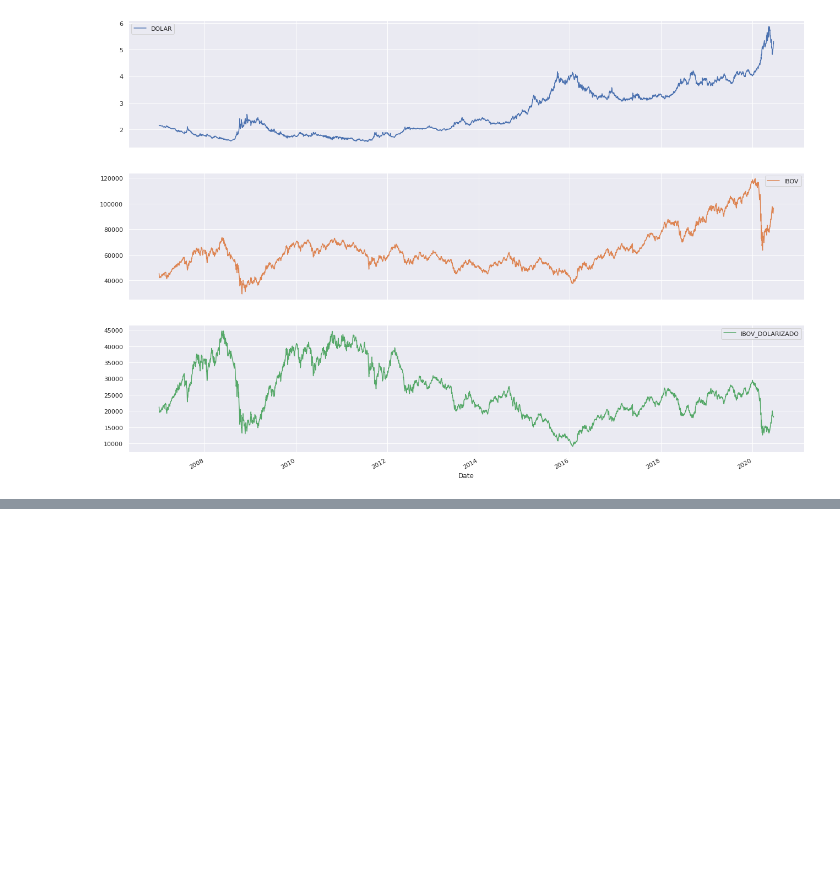
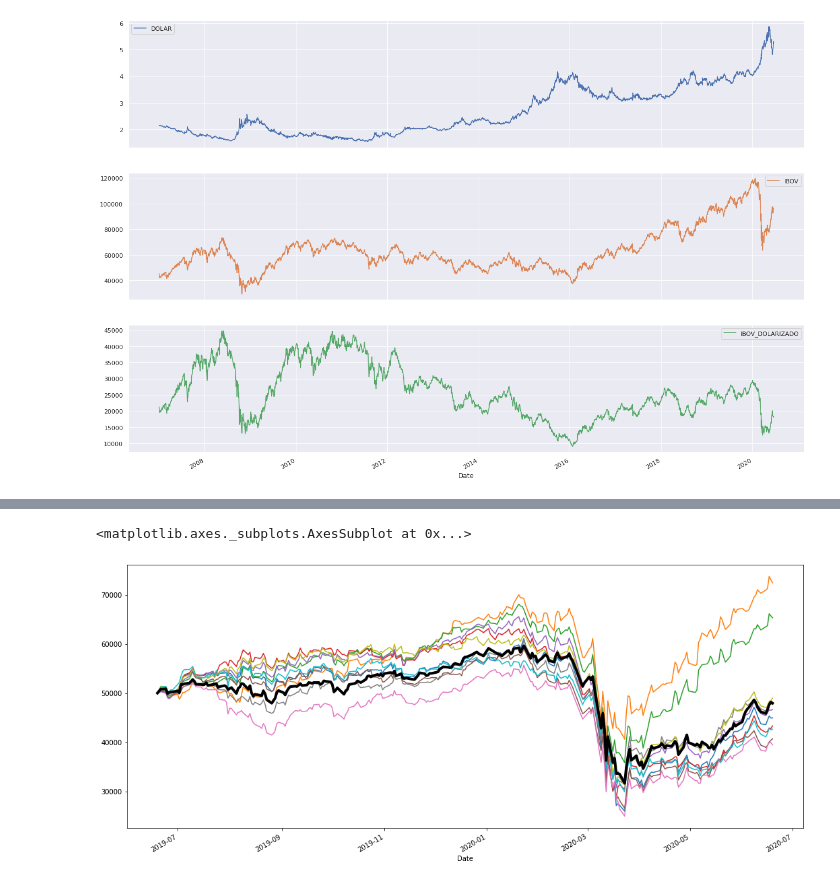
Before and after one commit to Rodcbatista/Analises_investimentos, a Jupyter notebook: Python_para_Investimentos.ipynb, the cells around one changed output, grey strips where cells are left out. Cells and saved outputs as stored; diff of their text form; code cells hidden in the pictures; blank space fills up the shorter version.

```diff
--- a/Python_para_Investimentos.ipynb
+++ b/Python_para_Investimentos.ipynb
@@ -289,0 +458,3 @@ array([<matplotlib.axes._subplots.AxesSubplot object at 0x...>,
+# %%
+  retorno = dados_yahoo.pct_change()
+  retorno
@@ -289,0 +476,4 @@ array([<matplotlib.axes._subplots.AxesSubplot object at 0x...>,
+# %%
+retorno_acumulado = (1 + retorno).cumprod()
+retorno_acumulado.iloc[0] = 1
+retorno_acumulado
@@ -289,0 +495,6 @@ array([<matplotlib.axes._subplots.AxesSubplot object at 0x...>,
+# %%
+carteira = random.sample(list(dados_yahoo.columns) , k=5)
+carteira = 10000 * retorno_acumulado.loc[: , carteira]
+carteira['saldo'] = carteira.sum(axis=1)
+carteira["retorno"] = carteira['saldo'].pct_change()
+carteira
@@ -289,0 +516,11 @@ array([<matplotlib.axes._subplots.AxesSubplot object at 0x...>,
+# %%
+for i in range(10):
+  carteira = random.sample(list(dados_yahoo.columns) , k=5)
+  carteira = 10000 * retorno_acumulado.loc[: , carteira]
+  carteira['saldo'] = carteira.sum(axis=1)
+  carteira['saldo'].plot(figsize=(18,8))
+
+(ibov*50000).plot(linewidth=4, color='black')
+# %% [output]
+<matplotlib.axes._subplots.AxesSubplot at 0x...>
+[figure, added]
```
Also changed, not shown: parts of 19 cells of this notebook.
